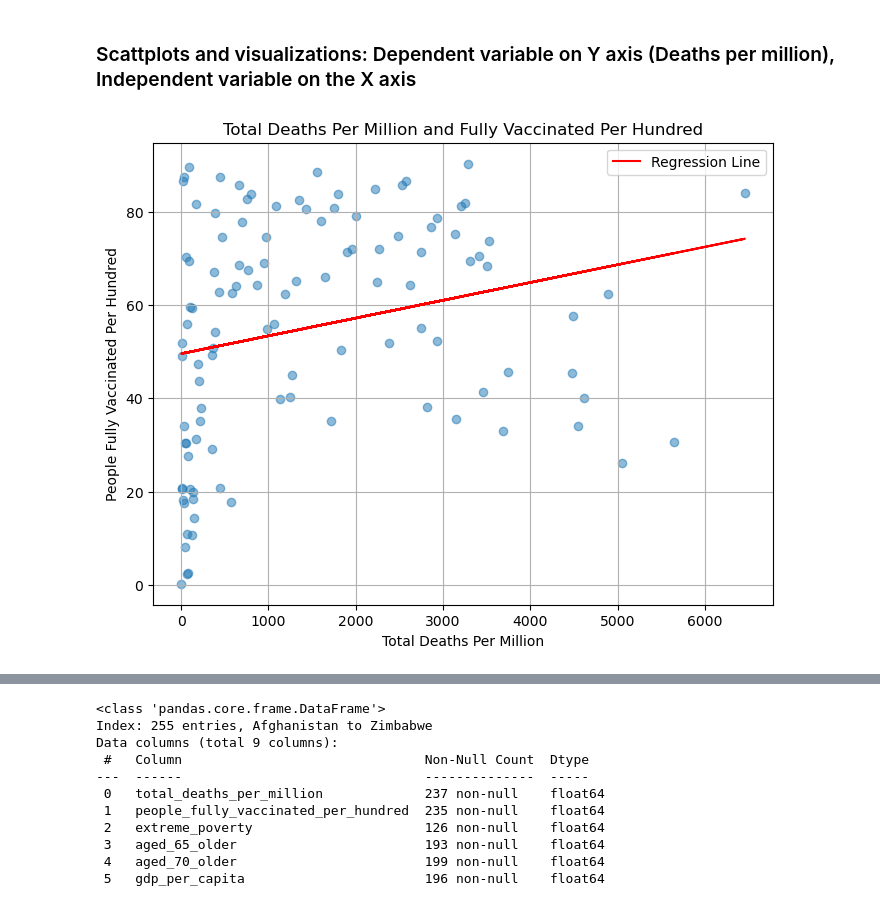
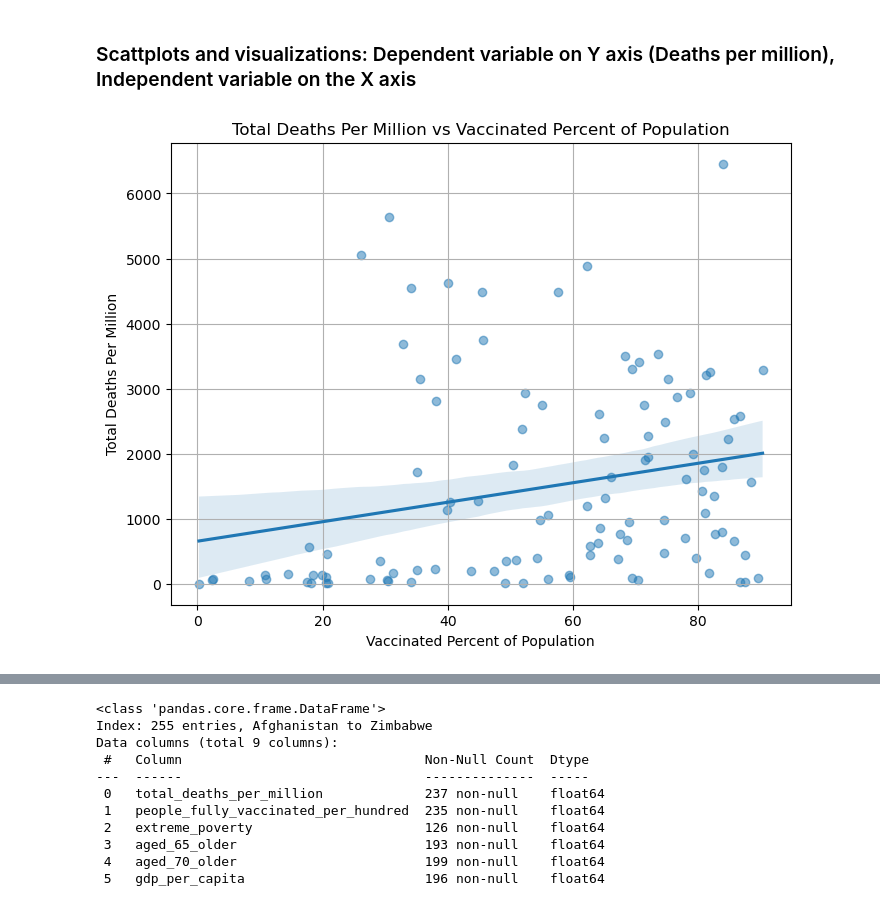
Before and after one commit to tralinde/covid_data_project, a Jupyter notebook: notebooks/cleaned_notebook.ipynb, the cells around one changed output, grey strips where cells are left out. Cells and saved outputs as stored; diff of their text form; code cells hidden in the pictures.

```diff
--- a/notebooks/cleaned_notebook.ipynb
+++ b/notebooks/cleaned_notebook.ipynb
@@ -419,28 +418,14 @@ plt.show()
 # %%
 # Looking to examine the relationship between vaccinated percent of population and total deaths in a country
 
-# Extract the 'total_deaths_per_million' and 'people_fully_vaccinated_per_hundred' columns from 'cleaned_df'
-total_deaths_per_million = cleaned_df['total_deaths_per_million']
-people_fully_vaccinated_per_hundred = cleaned_df['people_fully_vaccinated_per_hundred']
-
 # Create the scatter plot
 plt.figure(figsize=(8, 6))
-plt.scatter(total_deaths_per_million, people_fully_vaccinated_per_hundred, alpha=0.5)
-plt.title('Total Deaths Per Million and Fully Vaccinated Per Hundred')
-plt.xlabel('Total Deaths Per Million')
-plt.ylabel('People Fully Vaccinated Per Hundred')
+
+sns.regplot(x='people_fully_vaccinated_per_hundred', y='total_deaths_per_million', data=cleaned_df, scatter_kws={'alpha': 0.5})
+plt.title(f'Total Deaths Per Million vs Vaccinated Percent of Population')
+plt.xlabel('Vaccinated Percent of Population')
+plt.ylabel('Total Deaths Per Million')
 plt.grid(True)
-
-# Calculate the regression line
-slope, intercept, r_value, p_value, std_err = linregress(total_deaths_per_million, people_fully_vaccinated_per_hundred)
-regression_line = slope * total_deaths_per_million + intercept
-
-# Plot the regression line
-plt.plot(total_deaths_per_million, regression_line, color='red', label='Regression Line')
-
-# Add a legend to the plot
-plt.legend()
-
 plt.show()
 # %% [output]
-[figure, old version]
+[figure, new version]
```
Also changed, not shown: parts of 26 cells of this notebook.
